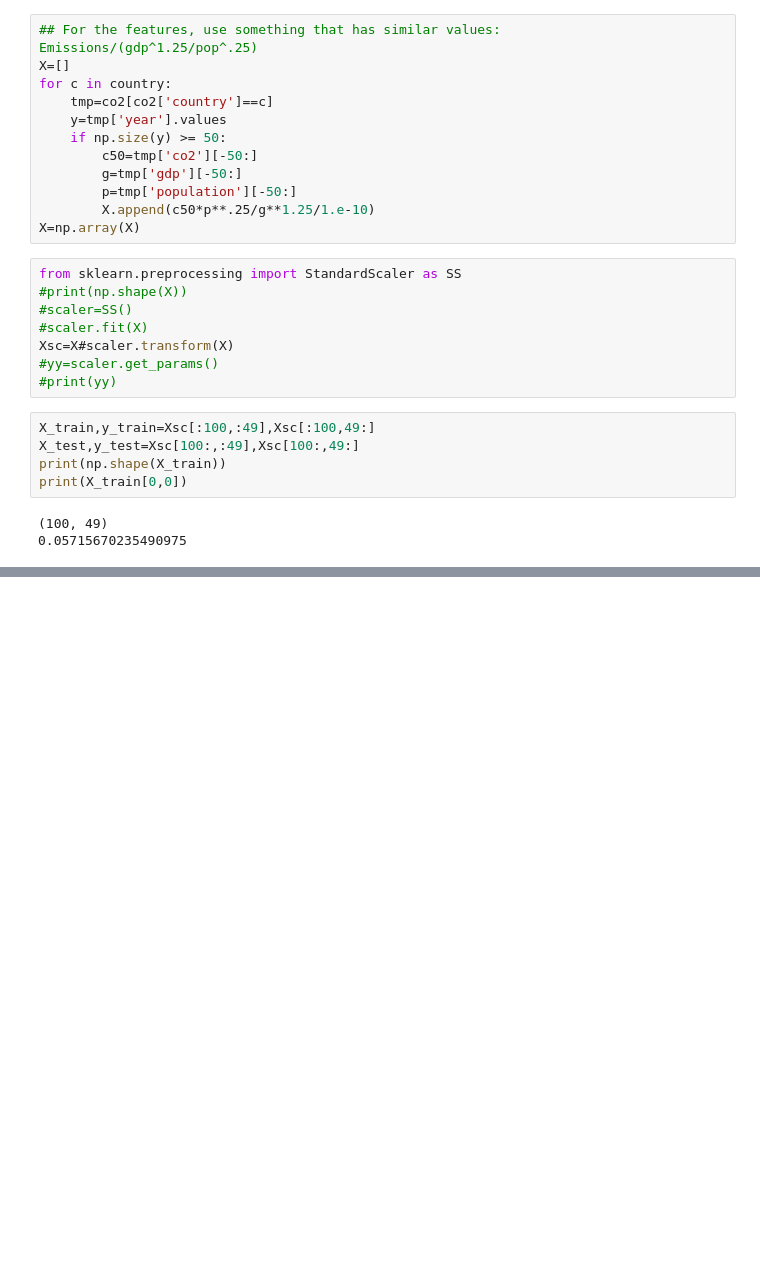
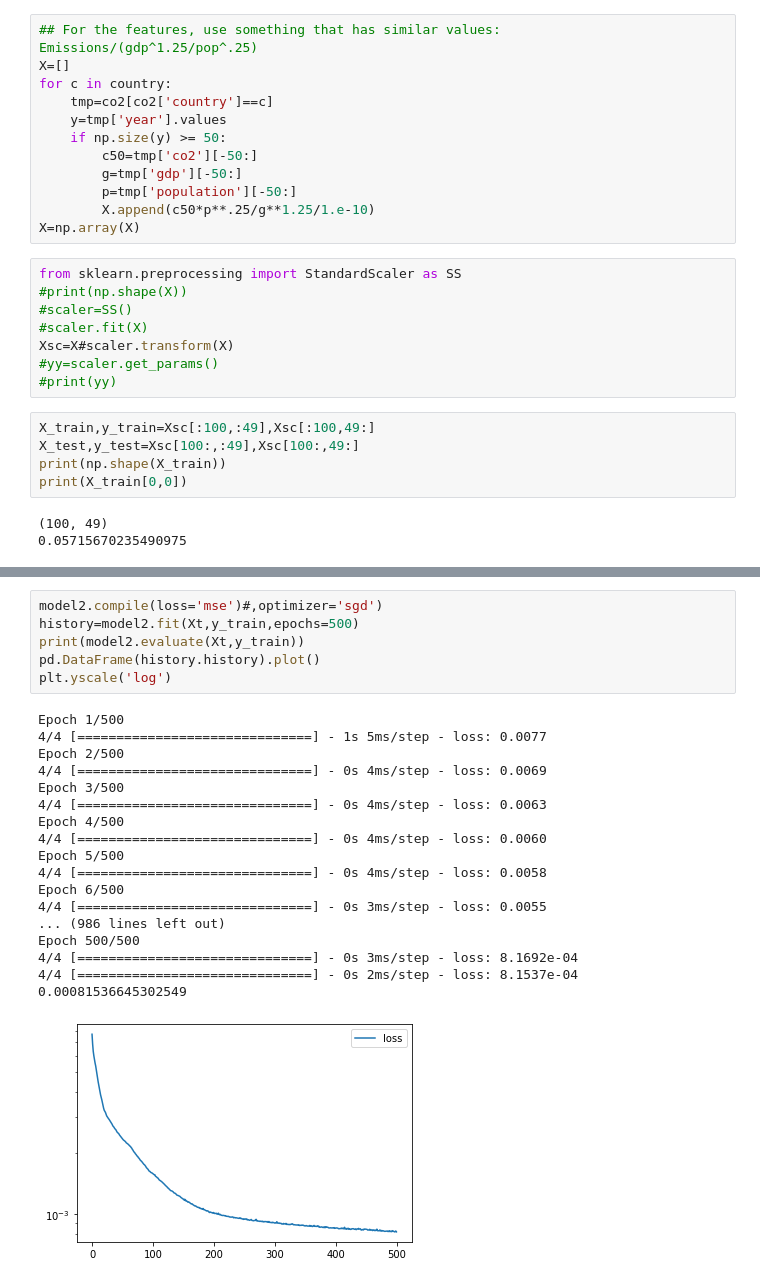
Before and after one commit to dodelson/Physics-of-Energy, a Jupyter notebook: cnn.ipynb, the cells around one changed output, grey strips where cells are left out. Cells and saved outputs as stored; diff of their text form; blank space fills up the shorter version.

```diff
--- a/cnn.ipynb
+++ b/cnn.ipynb
@@ -555,0 +522,25 @@ model.layers[1].weights
+# %%
+model2.compile(loss='mse')#,optimizer='sgd')
+history=model2.fit(Xt,y_train,epochs=500)
+print(model2.evaluate(Xt,y_train))
+pd.DataFrame(history.history).plot()
+plt.yscale('log')
+# %% [output]
+Epoch 1/500
+4/4 [==============================] - 1s 5ms/step - loss: 0.0077
+Epoch 2/500
+4/4 [==============================] - 0s 4ms/step - loss: 0.0069
+Epoch 3/500
+4/4 [==============================] - 0s 4ms/step - loss: 0.0063
+Epoch 4/500
+4/4 [==============================] - 0s 4ms/step - loss: 0.0060
+Epoch 5/500
+4/4 [==============================] - 0s 4ms/step - loss: 0.0058
+Epoch 6/500
+4/4 [==============================] - 0s 3ms/step - loss: 0.0055
+... (986 lines left out)
+Epoch 500/500
+4/4 [==============================] - 0s 3ms/step - loss: 8.1692e-04
+4/4 [==============================] - 0s 2ms/step - loss: 8.1537e-04
+0.00081536645302549
+[figure, added]
```
Also changed, not shown: parts of 29 cells of this notebook.
